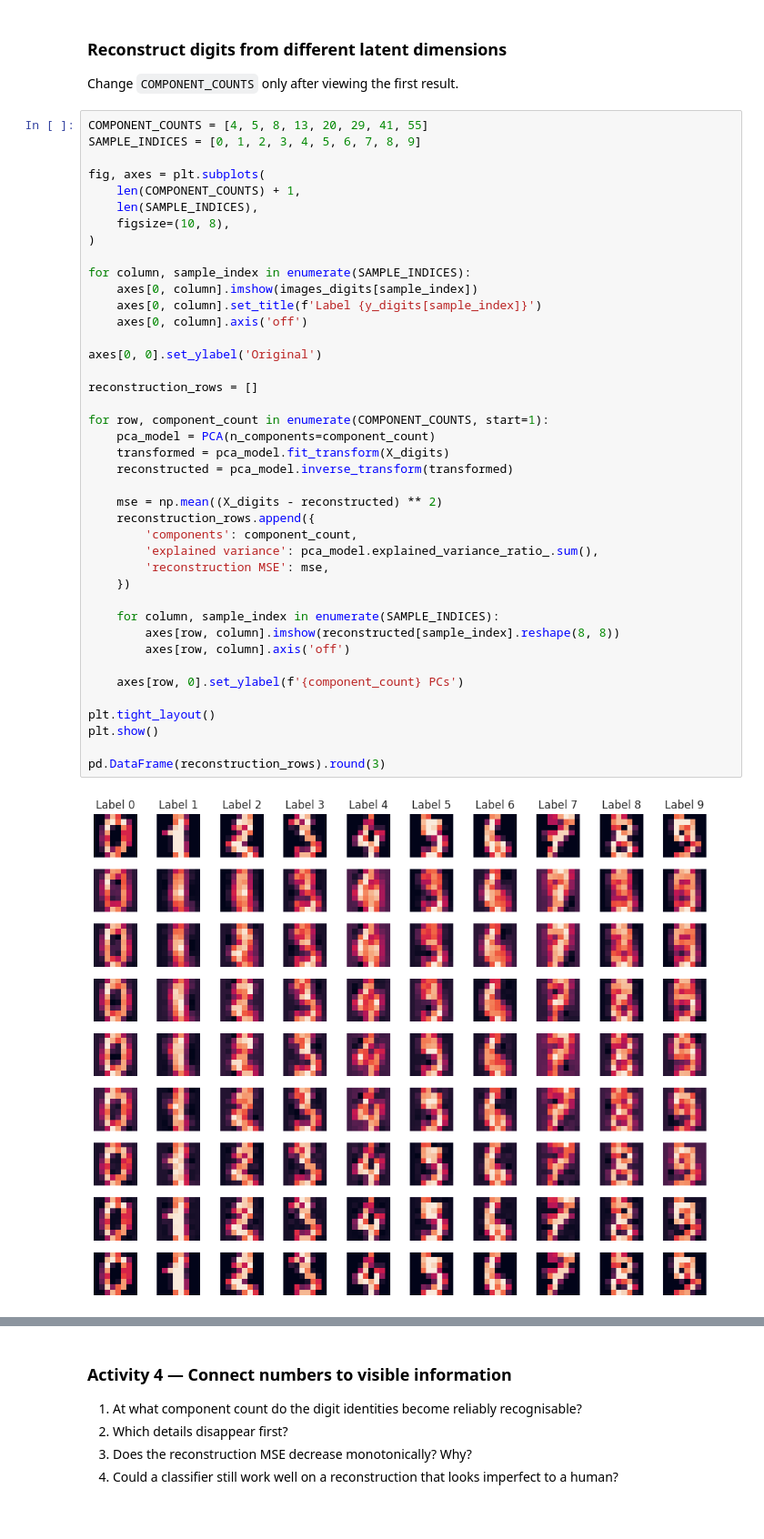
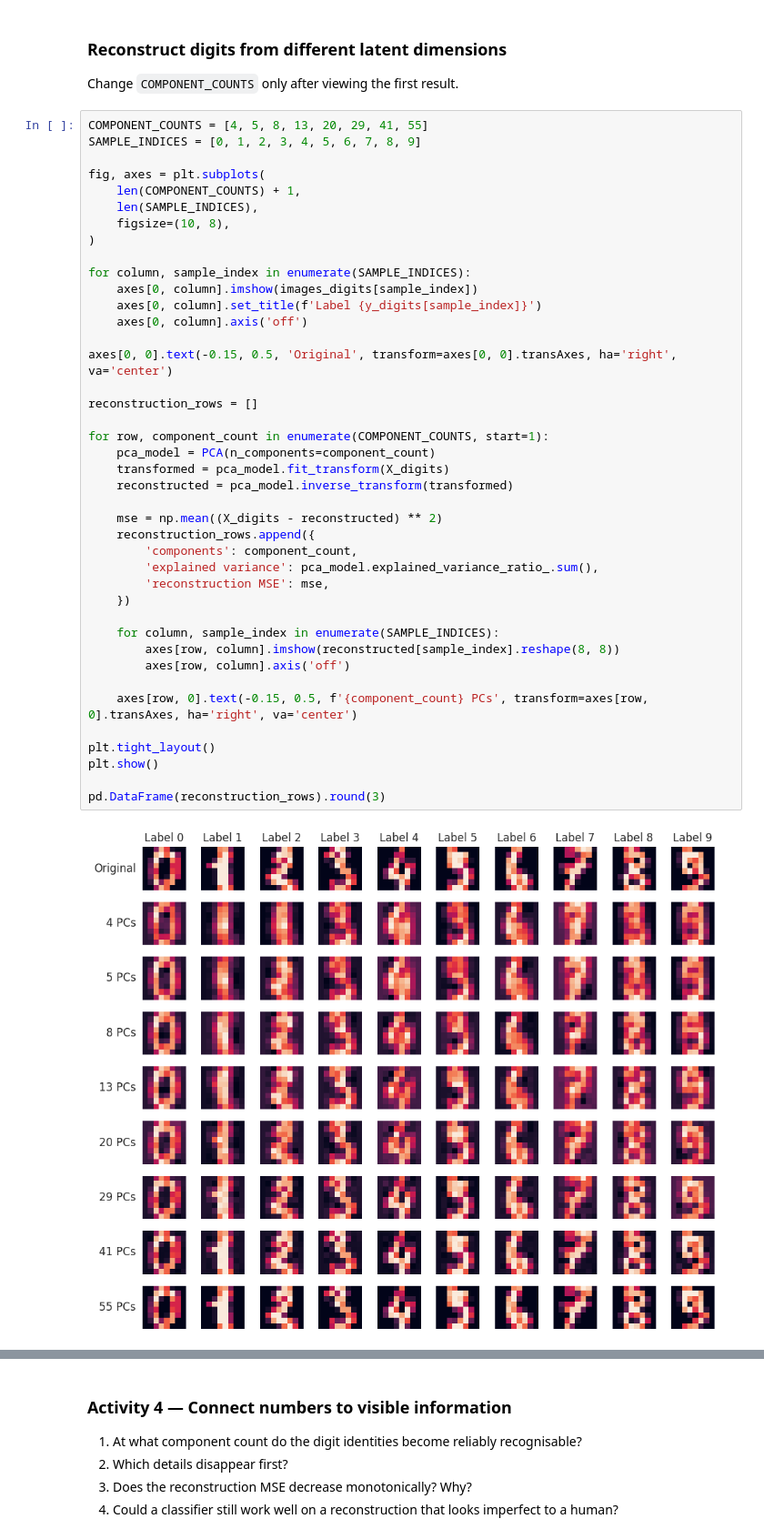
Before and after one commit to d3m1d0s/FoML_exercises, a Jupyter notebook: fml_08_student_en_active_learning.ipynb, the cells around one changed output, grey strips where cells are left out. Shown at 91% size. Drawn from its saved outputs; the diff is of its cells as text.

```diff
--- a/fml_08_student_en_active_learning.ipynb
+++ b/fml_08_student_en_active_learning.ipynb
@@ -447,36 +447,36 @@ fig, axes = plt.subplots(
 for column, sample_index in enumerate(SAMPLE_INDICES):
     axes[0, column].imshow(images_digits[sample_index])
     axes[0, column].set_title(f'Label {y_digits[sample_index]}')
     axes[0, column].axis('off')
 
-axes[0, 0].set_ylabel('Original')
+axes[0, 0].text(-0.15, 0.5, 'Original', transform=axes[0, 0].transAxes, ha='right', va='center')
 
 reconstruction_rows = []
 
 for row, component_count in enumerate(COMPONENT_COUNTS, start=1):
     pca_model = PCA(n_components=component_count)
     transformed = pca_model.fit_transform(X_digits)
     reconstructed = pca_model.inverse_transform(transformed)
 
     mse = np.mean((X_digits - reconstructed) ** 2)
     reconstruction_rows.append({
         'components': component_count,
         'explained variance': pca_model.explained_variance_ratio_.sum(),
         'reconstruction MSE': mse,
     })
 
     for column, sample_index in enumerate(SAMPLE_INDICES):
         axes[row, column].imshow(reconstructed[sample_index].reshape(8, 8))
         axes[row, column].axis('off')
 
-    axes[row, 0].set_ylabel(f'{component_count} PCs')
+    axes[row, 0].text(-0.15, 0.5, f'{component_count} PCs', transform=axes[row, 0].transAxes, ha='right', va='center')
 
 plt.tight_layout()
 plt.show()
 
 pd.DataFrame(reconstruction_rows).round(3)
 # %% [output]
-[figure, old version]
+[figure, new version]
 |  | components | explained variance | reconstruction MSE |
 | 0 | 4 | 0.487 | 9.628 |
 | 1 | 5 | 0.545 | 8.542 |
```
